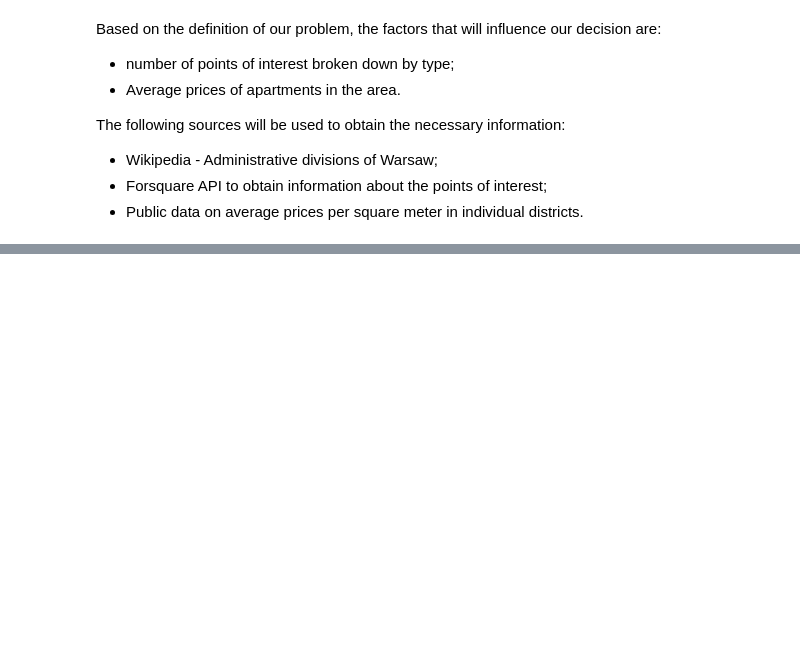
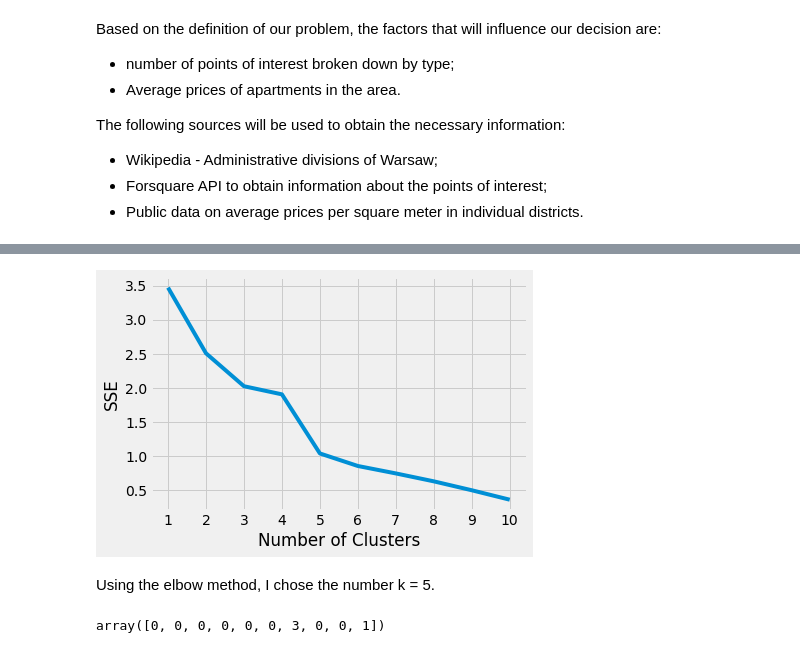
Before and after one commit to MagdalenaSiedlecka/Capstone-Project, a Jupyter notebook: Capstone_The-Battle-of-the-Neighborhoods-Warsaw.ipynb, the cells around one changed output, grey strips where cells are left out. Drawn from its saved outputs; the diff is of its cells as text; code cells hidden in the pictures; blank space fills up the shorter version.

```diff
--- a/Capstone_The-Battle-of-the-Neighborhoods-Warsaw.ipynb
+++ b/Capstone_The-Battle-of-the-Neighborhoods-Warsaw.ipynb
@@ -29,0 +256,12 @@ The following sources will be used to obtain the necessary information:
+# %%
+# one hot encoding
+warsaw_onehot = pd.get_dummies(warsaw_venues[['Venue Category']], prefix="", prefix_sep="")
+
+# add neighborhood column back to dataframe
+warsaw_onehot['Neighborhood'] = warsaw_venues['Neighborhood']
+
+# move neighborhood column to the first column
+fixed_columns = [warsaw_onehot.columns[-1]] + list(warsaw_onehot.columns[:-1])
+warsaw_onehot =warsaw_onehot[fixed_columns]
+
+warsaw_onehot.head()
@@ -29,0 +276,3 @@ The following sources will be used to obtain the necessary information:
+# %%
+warsaw_grouped = warsaw_onehot.groupby('Neighborhood').mean().reset_index()
+warsaw_grouped.head()
@@ -29,0 +352,15 @@ The following sources will be used to obtain the necessary information:
+# %%
+warsaw_grouped_clustering = warsaw_grouped.drop('Neighborhood', 1)
+# %%
+ kmeans_kwargs = {
+"init": "random",
+"n_init": 10,
+"max_iter": 300,
+"random_state": 42,
+ }
+
+sse = []
+for k in range(1, 11):
+    kmeans = KMeans(n_clusters=k, **kmeans_kwargs)
+    kmeans.fit(warsaw_grouped_clustering)
+    sse.append(kmeans.inertia_)
@@ -29,0 +369,21 @@ The following sources will be used to obtain the necessary information:
+# %%
+plt.style.use("fivethirtyeight")
+plt.plot(range(1, 11), sse)
+plt.xticks(range(1, 11))
+plt.xlabel("Number of Clusters")
+plt.ylabel("SSE")
+plt.show()
+# %% [output]
+[figure, added]
+# %% [markdown]
+Using the elbow method, I chose the number k = 5.
+# %%
+kclusters = 5
+
+# run k-means clustering
+kmeans = KMeans(n_clusters=kclusters, random_state=0).fit(warsaw_grouped_clustering)
+
+# check cluster labels generated for each row in the dataframe
+kmeans.labels_[0:10]
+# %% [output]
+array([0, 0, 0, 0, 0, 0, 3, 0, 0, 1])
```
Also changed, not shown: parts of 50 cells of this notebook.
